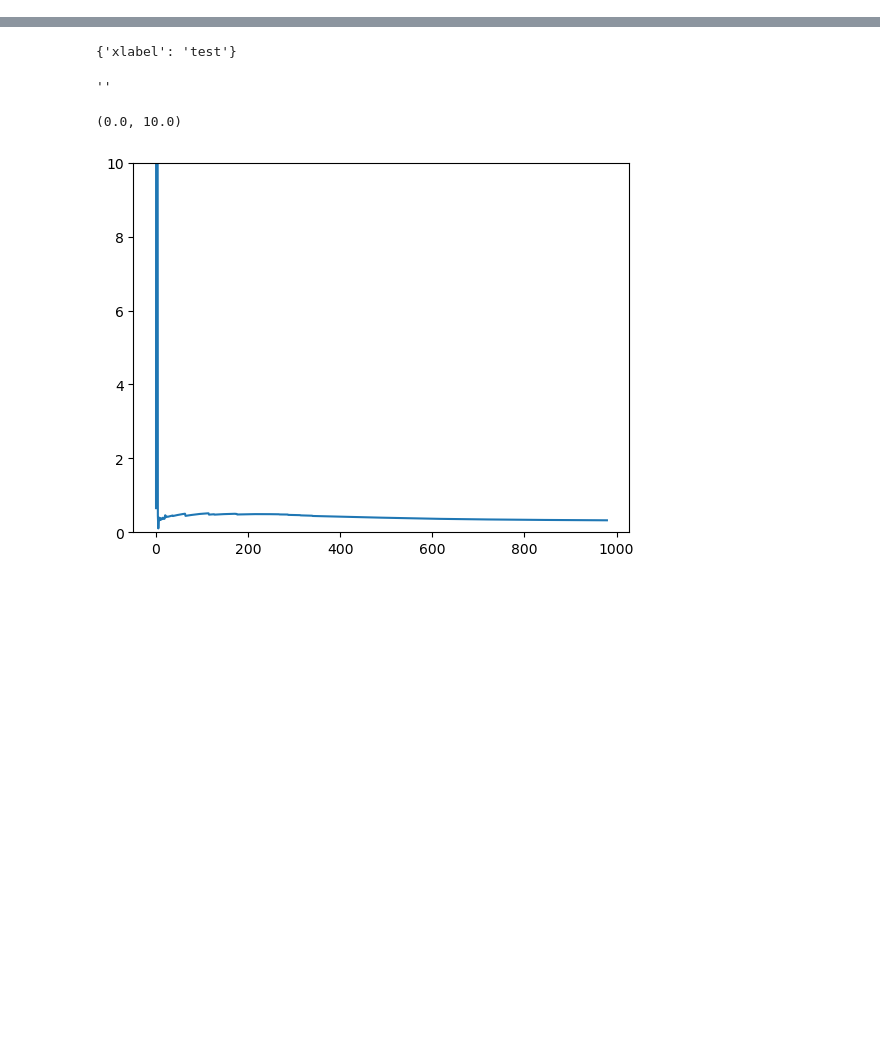
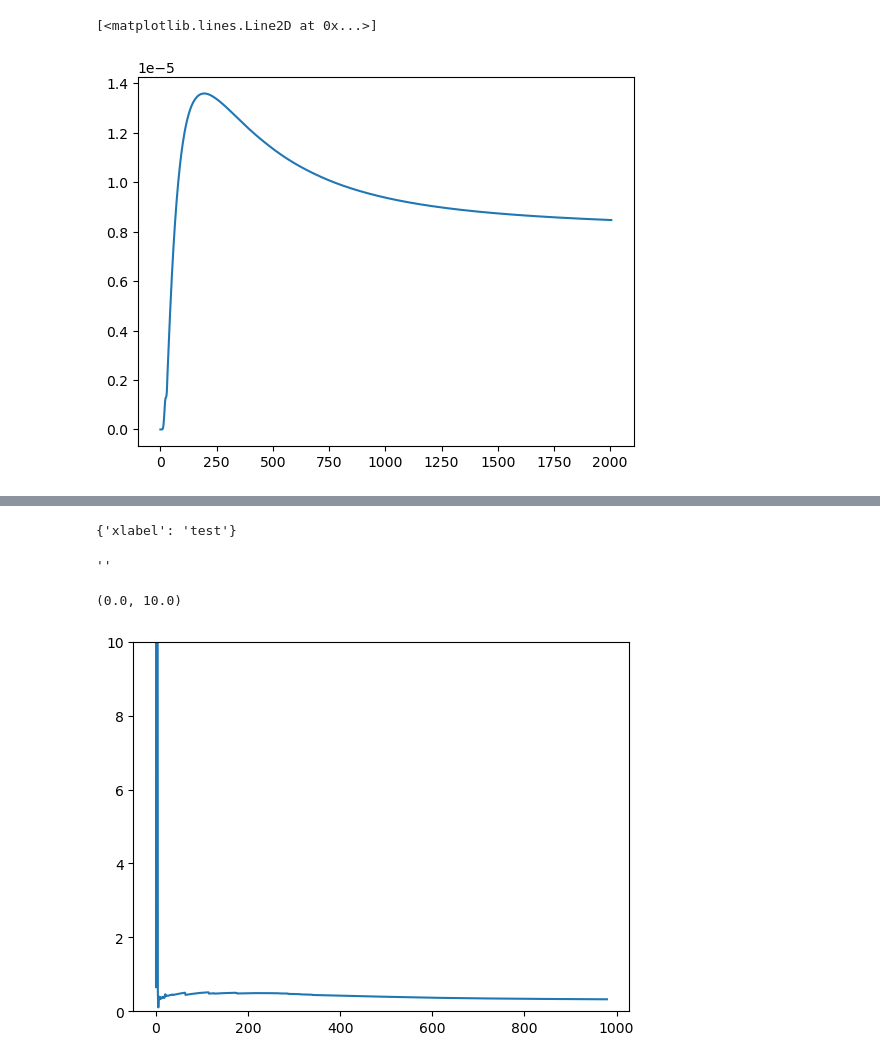
Before and after one commit to BenjaminMD/nifty-nucleation, a Jupyter notebook: Untitled.ipynb, the cells around one changed output, grey strips where cells are left out. Drawn from its saved outputs; the diff is of its cells as text; code cells hidden in the pictures; blank space fills up the shorter version.

```diff
--- a/Untitled.ipynb
+++ b/Untitled.ipynb
@@ -0,0 +36,23 @@
+# %%
+from rsc import read_results
+from plots import time_vs_variance, num_vs_size_hist
+import matplotlib.pyplot as plt
+import numpy as np
+
+
+df = read_results('./results/DefaultParams_2023-02-23_10-22-28/data.h5')
+
+
+R_col = df.columns[df.columns.str.startswith('R')]
+P_col = df.columns[df.columns.str.startswith('P')]
+R = df[R_col].to_numpy() * 1e9
+P = df[P_col].to_numpy()
+
+cnd = P.sum(axis=1) > 0
+R = R[cnd]
+P = P[cnd]
+t = df.t[cnd]
+plt.plot(np.sum(P*(R - np.average(R, axis=1, weights=P).reshape(-1, 1))**2, axis=1))
+# %% [output]
+[<matplotlib.lines.Line2D at 0x...>]
+[figure, added]
```
Also changed, not shown: parts of 5 cells of this notebook, 41 other files.
